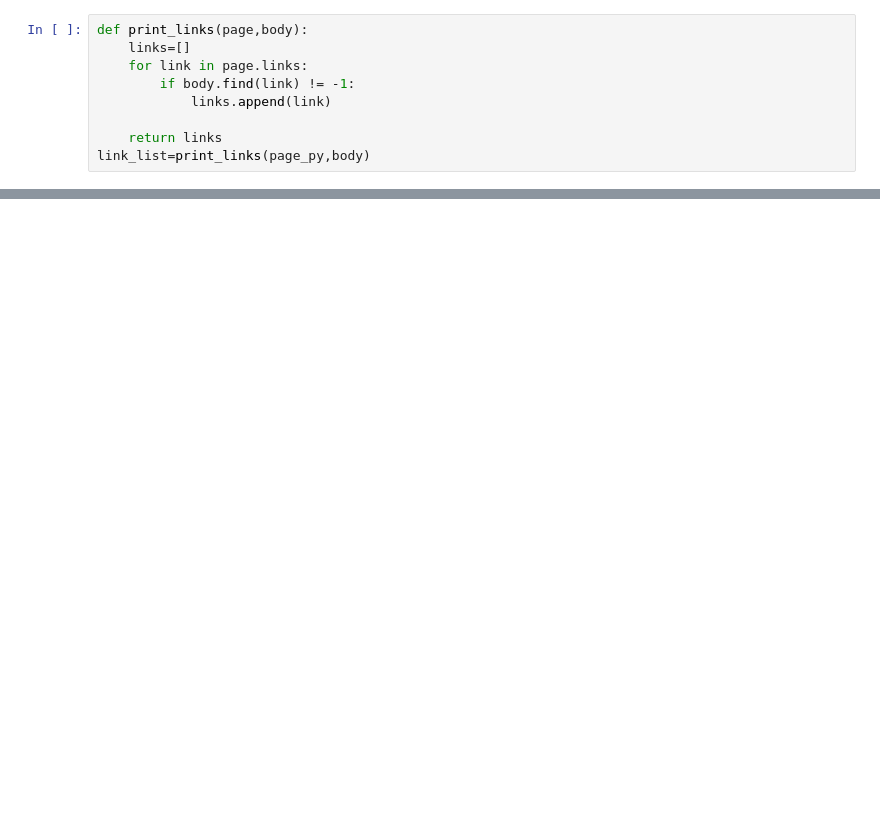
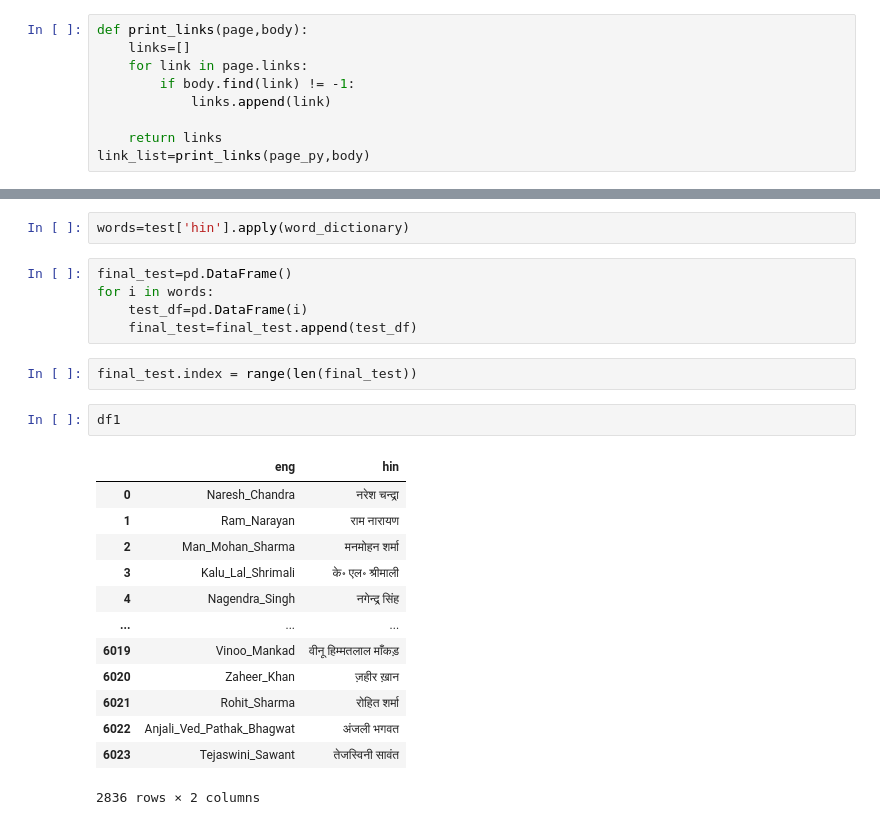
Before and after one commit to faraazahmad/major, a Jupyter notebook: hinditoenglish.ipynb, the cells around one changed output, grey strips where cells are left out. Drawn from its saved outputs; the diff is of its cells as text; blank space fills up the shorter version.

```diff
--- a/hinditoenglish.ipynb
+++ b/hinditoenglish.ipynb
@@ -51,0 +180,25 @@ df
+# %%
+words=test['hin'].apply(word_dictionary)
+# %%
+final_test=pd.DataFrame()
+for i in words:
+    test_df=pd.DataFrame(i)
+    final_test=final_test.append(test_df)
+# %%
+final_test.index = range(len(final_test))
+# %%
+df1
+# %% [output]
+|  | eng | hin |
+| 0 | Naresh_Chandra | नरेश चन्द्रा |
+| 1 | Ram_Narayan | राम नारायण |
+| 2 | Man_Mohan_Sharma | मनमोहन शर्मा |
+| 3 | Kalu_Lal_Shrimali | के॰ एल॰ श्रीमाली |
+| 4 | Nagendra_Singh | नगेन्द्र सिंह |
+| ... | ... | ... |
+| 6019 | Vinoo_Mankad | वीनू हिम्मतलाल माँकड़ |
+| 6020 | Zaheer_Khan | ज़हीर ख़ान |
+| 6021 | Rohit_Sharma | रोहित शर्मा |
+| 6022 | Anjali_Ved_Pathak_Bhagwat | अंजली भगवत |
+| 6023 | Tejaswini_Sawant | तेजस्विनी सावंत |
+2836 rows × 2 columns
```
Also changed, not shown: parts of 28 cells of this notebook.
